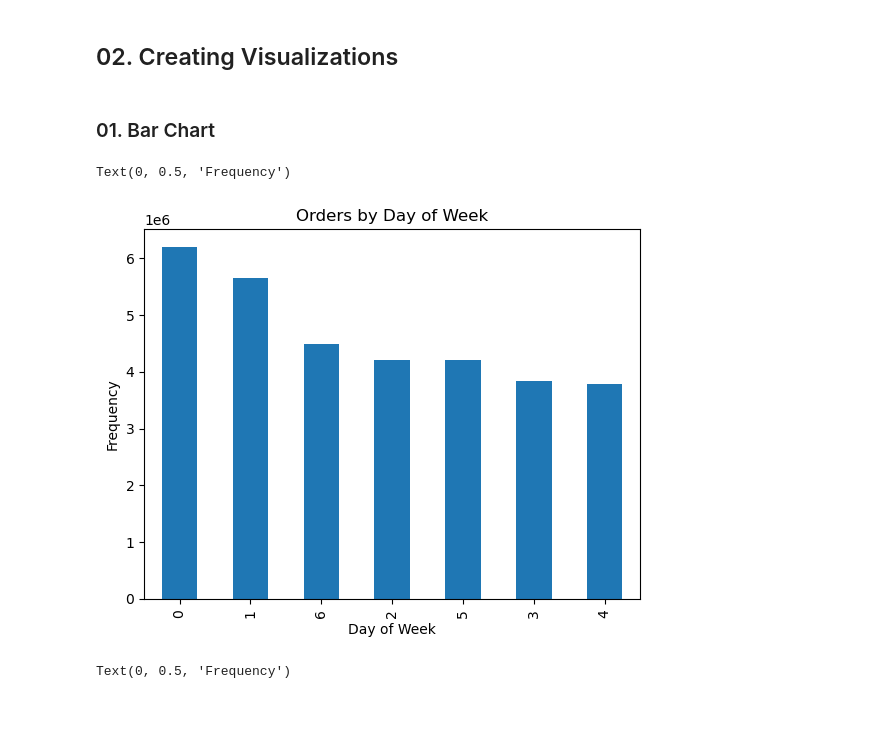
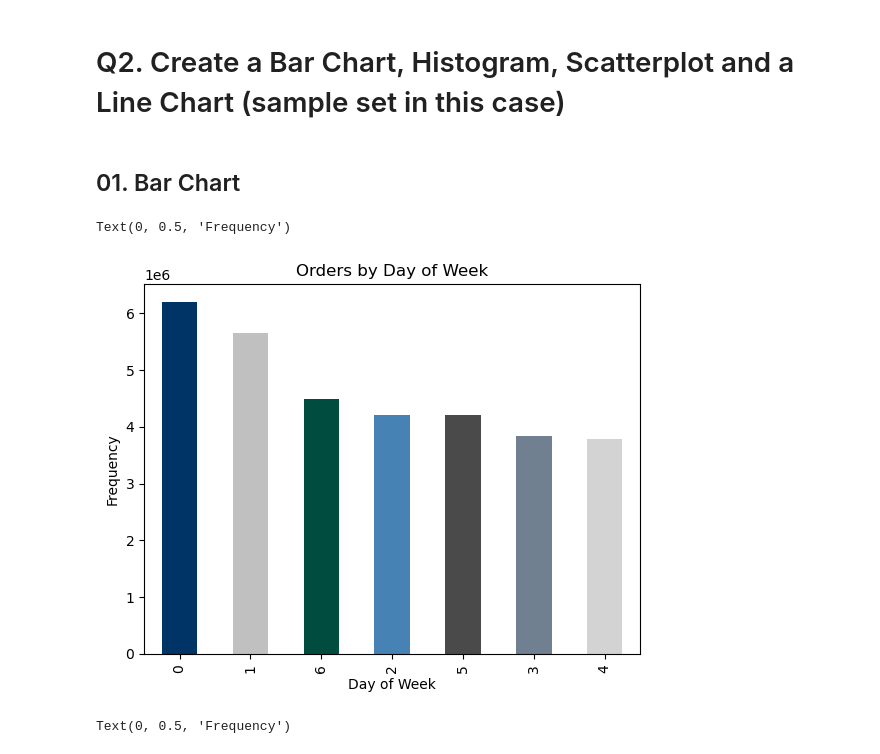
Before and after one commit to robcabr/Instacart_Analysis_Sales, a Jupyter notebook: Scripts/Data Visualization/Part 2 - Data Visualization with Python.ipynb, the cells around one changed output. Cells and saved outputs as stored; diff of their text form; code cells hidden in the pictures; blank space fills up the shorter version.

```diff
--- a/Scripts/Data Visualization/Part 2 - Data Visualization with Python.ipynb
+++ b/Scripts/Data Visualization/Part 2 - Data Visualization with Python.ipynb
@@ -30,20 +18,20 @@ path = r'/Users/robson/Desktop/CareerFoundry/Data Immersion/Achivement 4/19-04-2
 
 df = pd.read_pickle(os.path.join(path, '02 Data', 'prepared_data', 'ords_prods_customer_merge.pkl'))
 # %% [markdown]
-## 02. Creating Visualizations
+# Q2. Create a Bar Chart, Histogram, Scatterplot and a Line Chart (sample set in this case)
 # %% [markdown]
-### 01. Bar Chart
+## 01. Bar Chart
 # %%
 # create a dataframe out of the orders_day_of_week
 
-df['order_day_of_week'].value_counts().plot.bar()
+df['order_day_of_week'].value_counts().plot.bar(color =['#003366', '#C0C0C0', '#004d40', '#4682B4', '#4A4A4A', '#708090', '#D3D3D3'])
 
 plt.title('Orders by Day of Week')
 plt.xlabel('Day of Week')
 plt.ylabel('Frequency')
 # %% [output]
 Text(0, 0.5, 'Frequency')
-[figure, old version]
+[figure, new version]
 # %%
 # instead of biggest to smallest, sort by index number:
 
```
Also changed, not shown: parts of 20 cells of this notebook, 14 other files.
